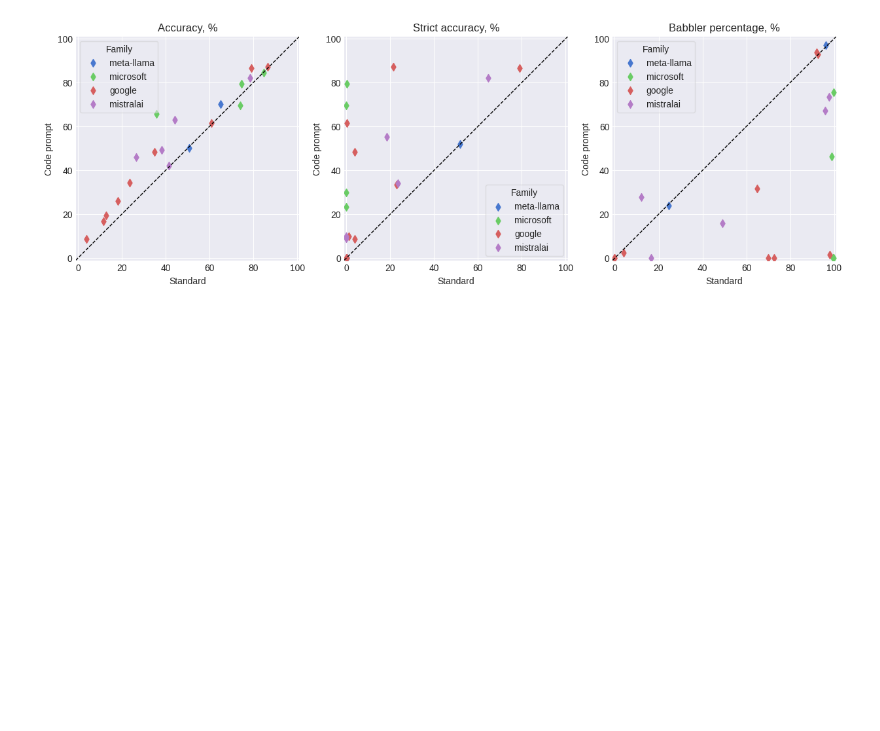
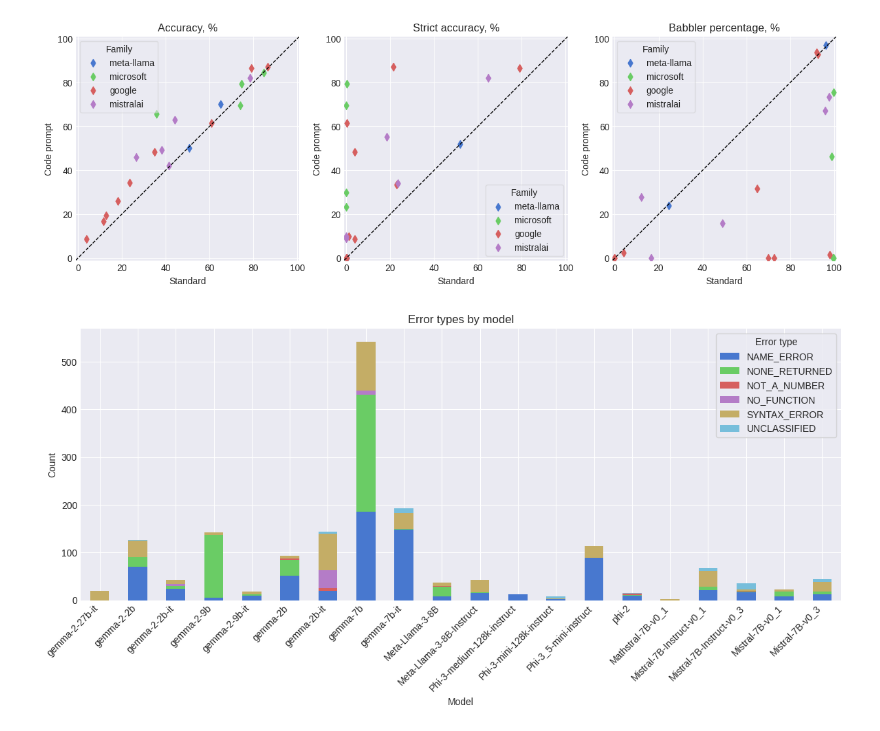
Before and after one commit to the-mysh/gsm-symbolic-benchmarking, a Jupyter notebook: notebooks/results_pres/2025-12-15.ipynb, the cells around one changed output. Drawn from its saved outputs; the diff is of its cells as text; code cells hidden in the pictures; blank space fills up the shorter version.

Commit message:
Plotting error type counts by model

```diff
--- a/notebooks/results_pres/2025-12-15.ipynb
+++ b/notebooks/results_pres/2025-12-15.ipynb
@@ -58,3 +58,7 @@ res_standard.compare_babblers(res_sep, "Standard", "Separated targets")
 res_standard.compare_babblers(res_code, "Standard", "Code prompt")
 # %% [output]
 [figure]
+# %%
+_ = res_code.plot_error_types_by_model()
+# %% [output]
+[figure, added]
```
Also changed, not shown: 1 other file.
